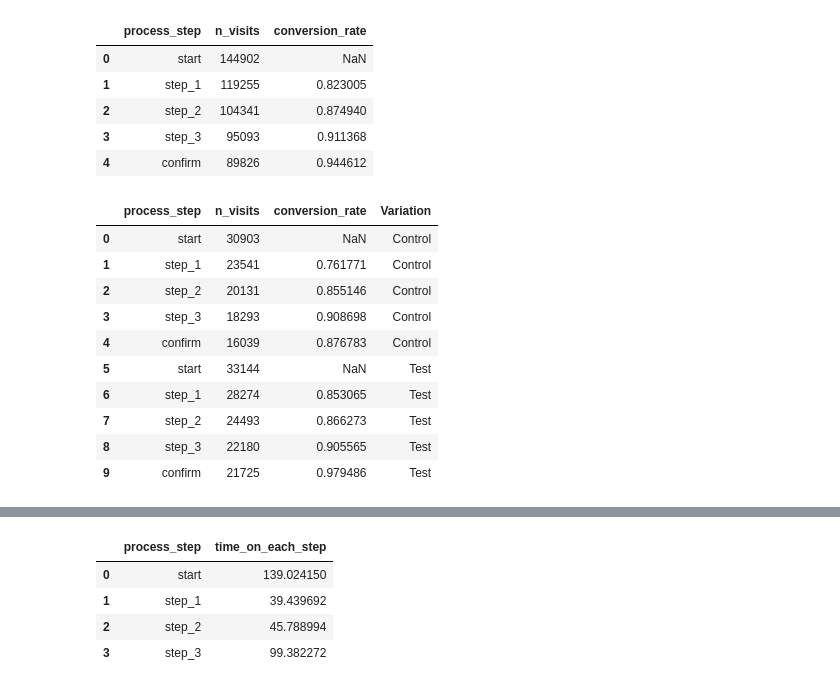
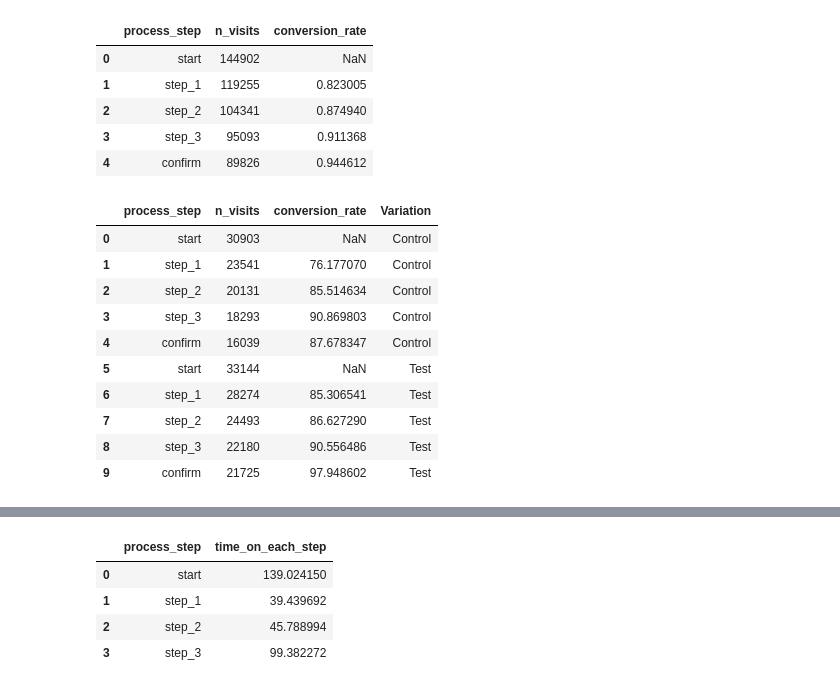
Before and after one commit to anwenvroberts-max/vanguard_AB, a Jupyter notebook: notebooks/eda_kpis.ipynb, the cells around one changed output, grey strips where cells are left out. Drawn from its saved outputs; the diff is of its cells as text; code cells hidden in the pictures.

```diff
--- a/notebooks/eda_kpis.ipynb
+++ b/notebooks/eda_kpis.ipynb
@@ -163,27 +170,27 @@ funnel
 # %%
 parts = []
 for variation, sub in df_events.groupby('Variation'):
     f = (sub.groupby('process_step')['visit_id'].nunique()
             .reindex(step_order)
             .reset_index(name='n_visits'))
-    f['conversion_rate'] = f['n_visits'] / f['n_visits'].shift(1)
+    f['conversion_rate'] = (f['n_visits'] / f['n_visits'].shift(1)) * 100
     f['Variation'] = variation
     parts.append(f)
 
 funnel_var = pd.concat(parts, ignore_index=True)
 funnel_var
 # %% [output]
 |  | process_step | n_visits | conversion_rate | Variation |
 | 0 | start | 30903 | NaN | Control |
-| 1 | step_1 | 23541 | 0.761771 | Control |
-| 2 | step_2 | 20131 | 0.855146 | Control |
-| 3 | step_3 | 18293 | 0.908698 | Control |
-| 4 | confirm | 16039 | 0.876783 | Control |
+| 1 | step_1 | 23541 | 76.177070 | Control |
+| 2 | step_2 | 20131 | 85.514634 | Control |
+| 3 | step_3 | 18293 | 90.869803 | Control |
+| 4 | confirm | 16039 | 87.678347 | Control |
 | 5 | start | 33144 | NaN | Test |
-| 6 | step_1 | 28274 | 0.853065 | Test |
-| 7 | step_2 | 24493 | 0.866273 | Test |
-| 8 | step_3 | 22180 | 0.905565 | Test |
-| 9 | confirm | 21725 | 0.979486 | Test |
+| 6 | step_1 | 28274 | 85.306541 | Test |
+| 7 | step_2 | 24493 | 86.627290 | Test |
+| 8 | step_3 | 22180 | 90.556486 | Test |
+| 9 | confirm | 21725 | 97.948602 | Test |
 # %%
 pivot = (funnel_var.pivot(index='process_step',
                           columns='Variation',
```
Also changed, not shown: parts of 15 cells of this notebook, 3 other files.
